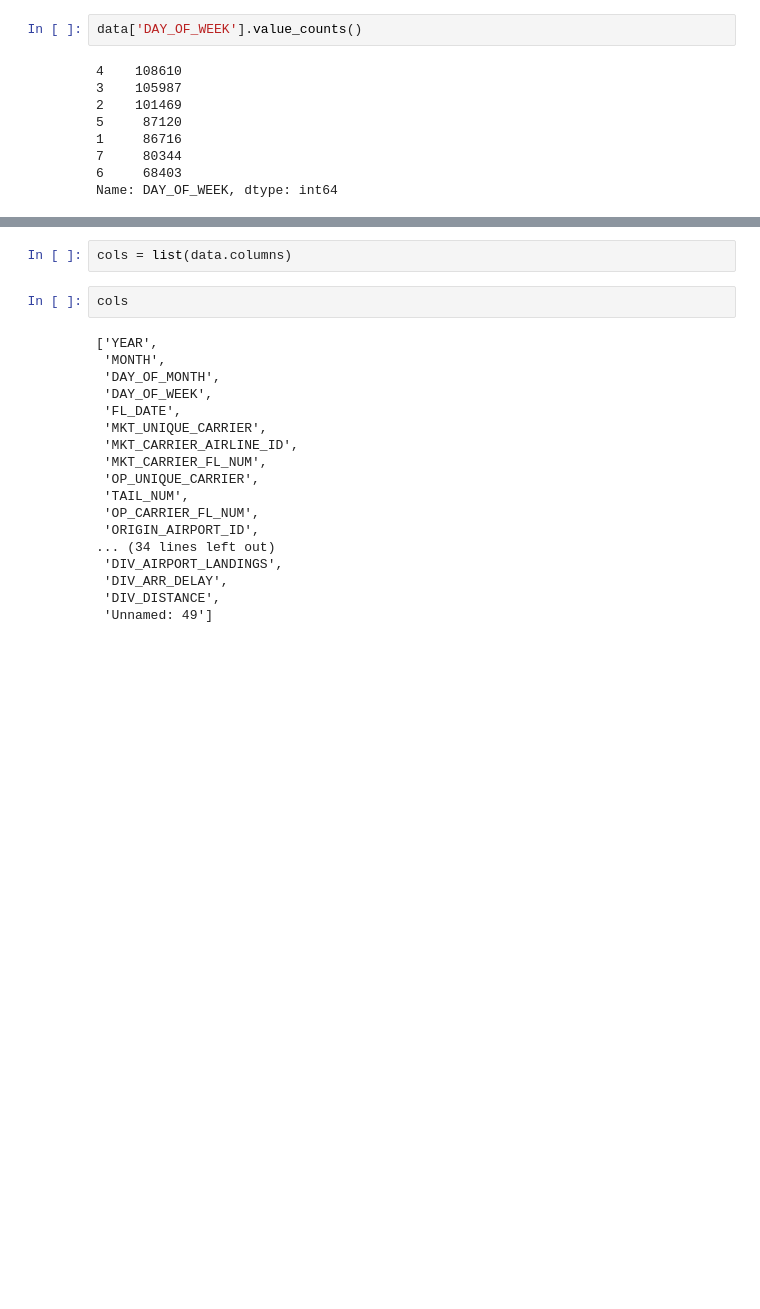
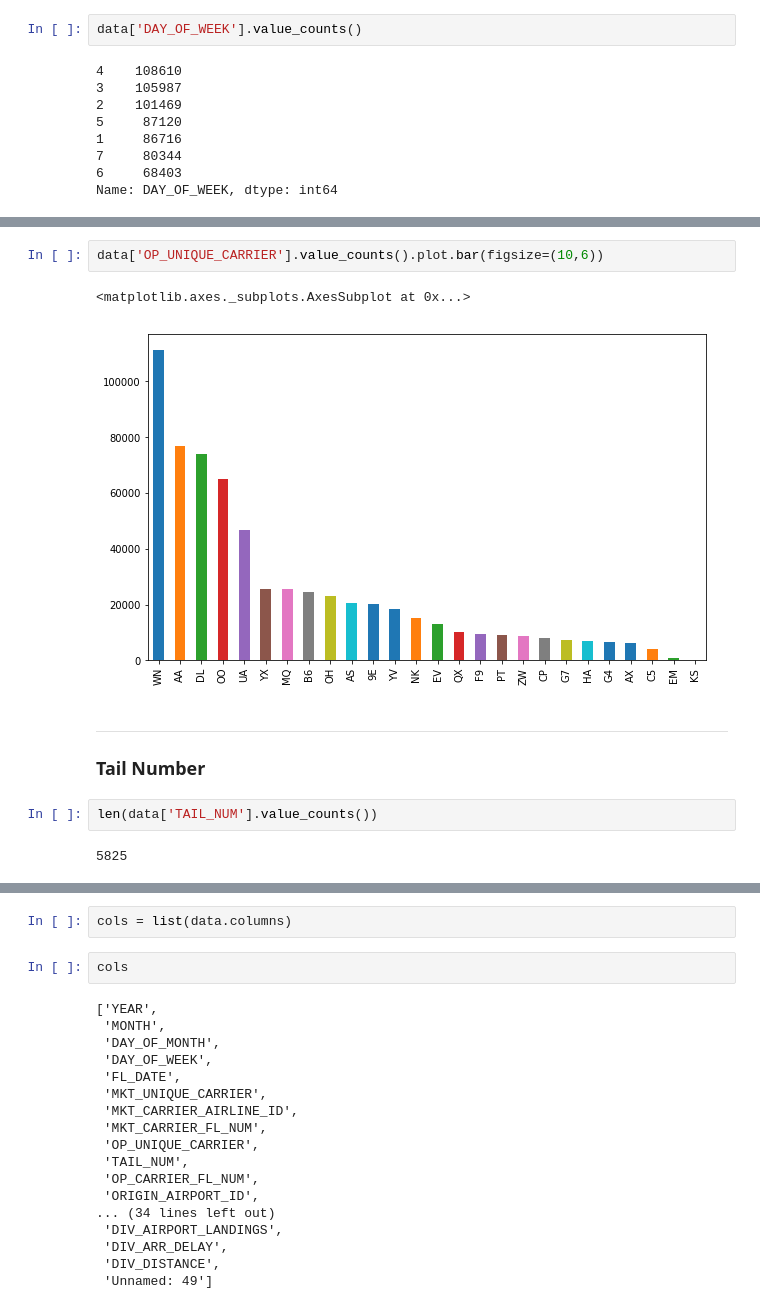
Before and after one commit to mattkeeran/GTRI_ICL_Datasets, a Jupyter notebook: GTRI Airline Arrivals.ipynb, the cells around one changed output, grey strips where cells are left out. Drawn from its saved outputs; the diff is of its cells as text; blank space fills up the shorter version.

```diff
--- a/GTRI Airline Arrivals.ipynb
+++ b/GTRI Airline Arrivals.ipynb
@@ -158,0 +346,12 @@ data['MKT_UNIQUE_CARRIER'].min()
+# %%
+data['OP_UNIQUE_CARRIER'].value_counts().plot.bar(figsize=(10,6))
+# %% [output]
+<matplotlib.axes._subplots.AxesSubplot at 0x...>
+[figure, added]
+# %% [markdown]
+---
+### **Tail Number**
+# %%
+len(data['TAIL_NUM'].value_counts())
+# %% [output]
+5825
```
Also changed, not shown: parts of 50 cells of this notebook, 1 other file.
